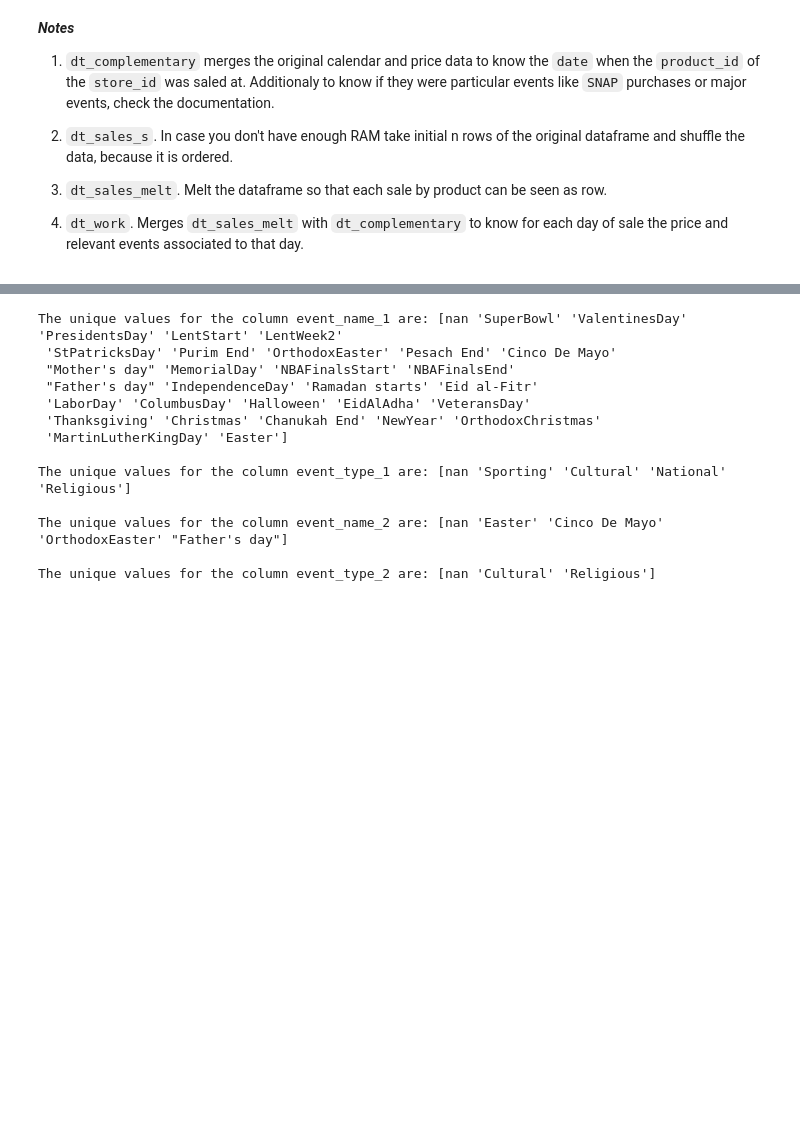
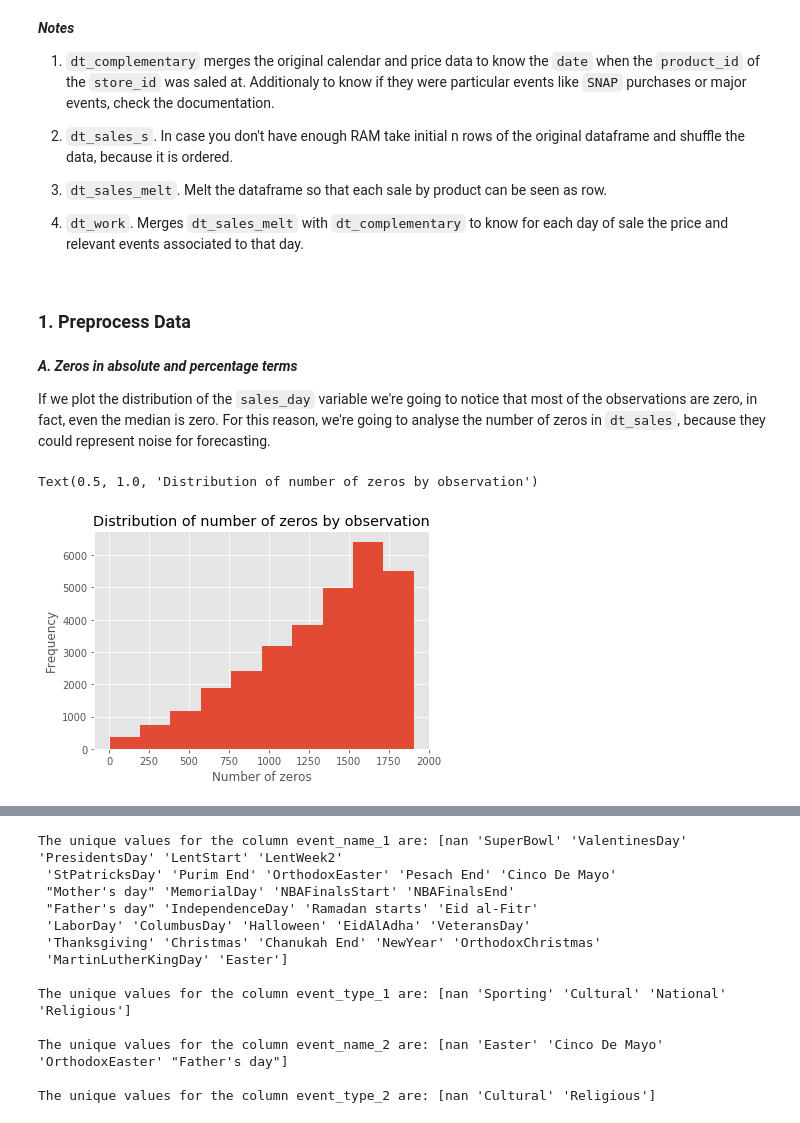
Before and after one commit to TremaMiguel/KaggleCompetitions, a Jupyter notebook: M5_Forecasting/notebooks/M5_Forecasting_CDA.ipynb, the cells around one changed output, grey strips where cells are left out. Drawn from its saved outputs; the diff is of its cells as text; code cells hidden in the pictures; blank space fills up the shorter version.

```diff
--- a/M5_Forecasting/notebooks/M5_Forecasting_CDA.ipynb
+++ b/M5_Forecasting/notebooks/M5_Forecasting_CDA.ipynb
@@ -17,6 +17,9 @@ warnings.filterwarnings("ignore")
 
 # Display all columns
 pd.set_option('display.max_columns', None)
+
+# Use a ggplot style for graphics
+plt.style.use('ggplot')
 # %% [markdown]
 ***Notes***
 
@@ -41,0 +47,16 @@ dt_sales = shuffle(dt_sales, n_samples = 3000)
+# %% [markdown]
+### 1. Preprocess Data
+# %% [markdown]
+***A. Zeros in absolute and percentage terms***
+
+If we plot the distribution of the `sales_day` variable we're going to notice that most of the observations are zero, in fact, even the median is zero. For this reason, we're going to analyse the number of zeros in `dt_sales`, because they could represent noise for forecasting.
+# %%
+# Count the number of zeros in data
+dt_sales['num_zeros'] = (dt_sales == 0).sum(axis=1)
+_ = plt.hist(dt_sales.num_zeros)
+plt.xlabel('Number of zeros')
+plt.ylabel('Frequency')
+plt.title("Distribution of number of zeros by observation")
+# %% [output]
+Text(0.5, 1.0, 'Distribution of number of zeros by observation')
+[figure, added]
```
Also changed, not shown: parts of 18 cells of this notebook.
